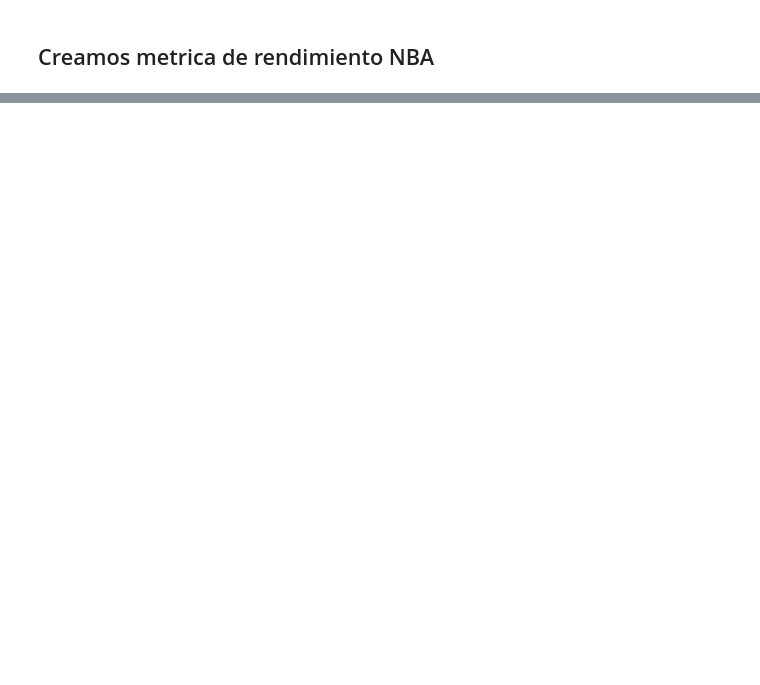
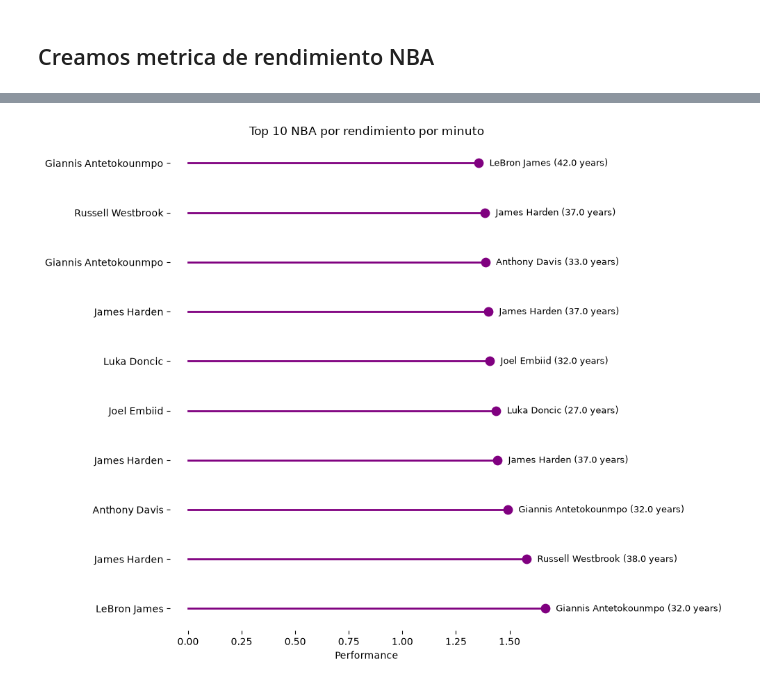
Before and after one commit to c0sh1/basketball_stats_analysis, a Jupyter notebook: Notebook/EDA.ipynb, the cells around one changed output, grey strips where cells are left out. Drawn from its saved outputs; the diff is of its cells as text; code cells hidden in the pictures; blank space fills up the shorter version.

```diff
--- a/Notebook/EDA.ipynb
+++ b/Notebook/EDA.ipynb
@@ -467,0 +484,6 @@ plt.show()
+# %%
+# Unimos los datos generados en el codigo anterior en un DF y filtramos los que no cumplen el minimo
+
+df_nba = df_nba.merge(thmin.rename('min_req'), on='League')
+
+df_nba_f = df_nba[df_nba['MIN']>= df_nba['min_req']].copy()
@@ -467,0 +492,2 @@ plt.show()
+# %%
+df_nba_f['performpermin'] = df_nba_f['performance'] / df_nba_f['MIN']
@@ -467,0 +496,2 @@ plt.show()
+# %%
+df_nba_f['nba2026_age'] = 2026 - df_nba_f['birth_year']
@@ -467,0 +500,10 @@ plt.show()
+# %%
+top1_nba_perform = (
+    df_nba_f[['League', 'Player', 'performpermin', 'Season', 'nba2026_age']]
+
+    .sort_values('performpermin', ascending=False)
+    .head(10)
+    .reset_index(drop=True)
+)
+
+top1_nba_perform
@@ -467,0 +522,39 @@ plt.show()
+# %%
+top10 = top1_nba_perform.sort_values('performpermin', ascending=True)
+
+plt.figure(figsize=(10,8))
+
+# Línea horizontal por jugador
+for i, row in top10.iterrows():
+    plt.plot(
+        [0, row['performpermin']],
+        [i, i],
+        color='purple',
+        linewidth=2
+    )
+    plt.scatter(
+        row['performpermin'],
+        i,
+        color='purple',
+        s=80
+    )
+    plt.text(
+        row['performpermin'] + 0.05,
+        i,
+        f"{row['Player']} ({row['nba2026_age']} years)",
+        va='center',
+        fontsize=9
+    )
+
+# Quitamos los bordes del cuadrado de los ejes
+for spine in plt.gca().spines.values():
+    spine.set_visible(False)
+
+
+plt.yticks(range(len(top10)), top10['Player'])
+plt.xlabel('Performance')
+plt.title('Top 10 NBA por rendimiento por minuto')
+plt.tight_layout()
+plt.show()
+# %% [output]
+[figure, added]
```
Also changed, not shown: parts of 11 cells of this notebook.
